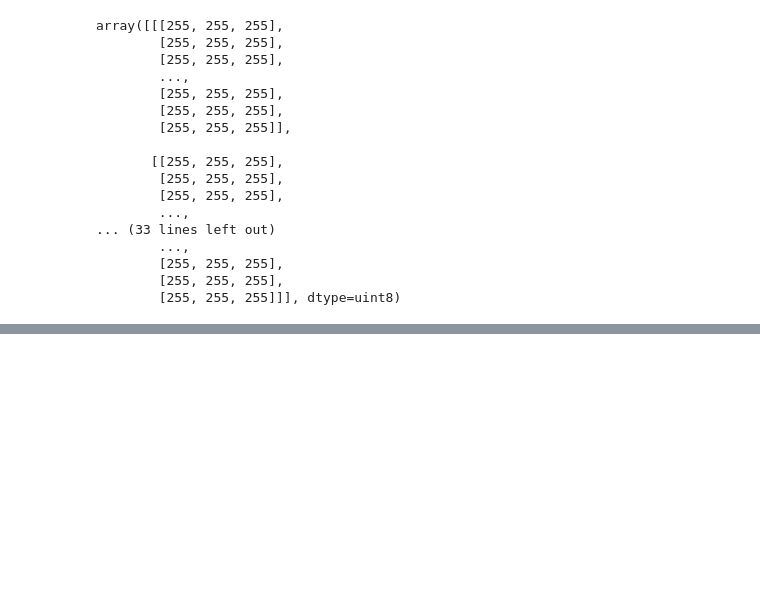
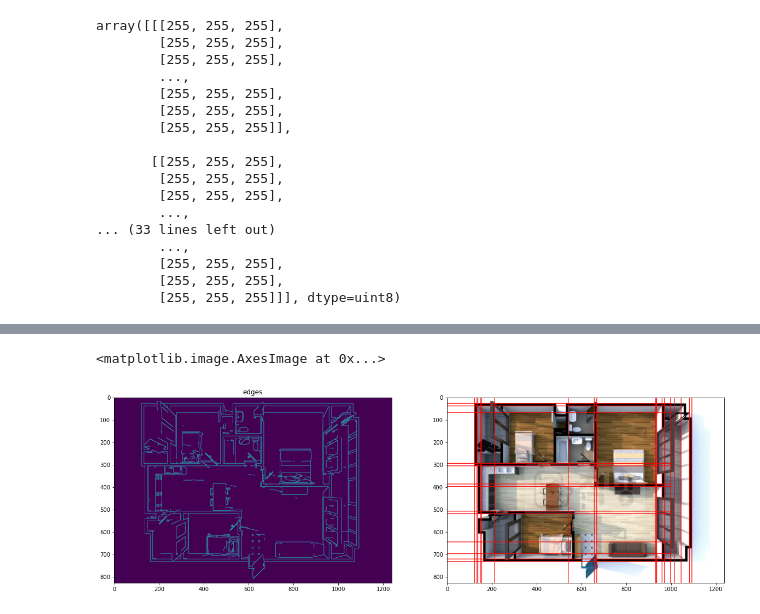
Before and after one commit to reejungkim/Image-classification, a Jupyter notebook: read.ipynb, the cells around one changed output, grey strips where cells are left out. Cells and saved outputs as stored; diff of their text form; code cells hidden in the pictures; blank space fills up the shorter version.

```diff
--- a/read.ipynb
+++ b/read.ipynb
@@ -54,0 +71,32 @@ plt.show()
+# %%
+# Load the image
+image = cv2.imread('img/zigbang.png')
+image = cv2.cvtColor(image, cv2.COLOR_BGR2RGB)
+plt.figure(figsize=(20, 20))
+# Grayscale
+gray = cv2.cvtColor(image, cv2.COLOR_BGR2GRAY)
+# Canny Edges
+edges = cv2.Canny(gray, 100, 170, apertureSize = 3)
+plt.subplot(2, 2, 1)
+plt.title("edges")
+plt.imshow(edges)
+# Run HoughLines Fucntion
+lines = cv2.HoughLines(edges, 1, np.pi/180, 200)
+# Run for loop through each line
+for line in lines:
+    rho, theta = line[0]
+    a = np.cos(theta)
+    b = np.sin(theta)
+    x0 = a * rho
+    y0 = b * rho
+    x_1 = int(x0 + 1000 * (-b))
+    y_1 = int(y0 + 1000 * (a))
+    x_2 = int(x0 - 1000 * (-b))
+    y_2 = int(y0 - 1000 * (a))
+    cv2.line(image, (x_1, y_1), (x_2, y_2), (255, 0, 0), 2)
+# Show Final output
+plt.subplot(2, 2, 2)
+plt.imshow(image)
+# %% [output]
+<matplotlib.image.AxesImage at 0x...>
+[figure, added]
```
Also changed, not shown: parts of 9 cells of this notebook, 3 other files.
